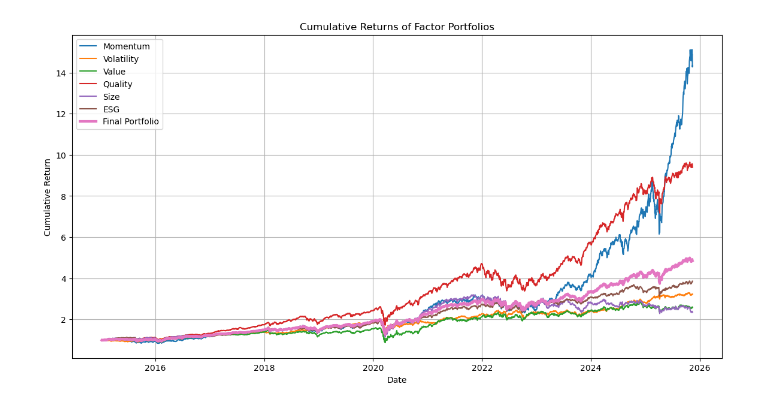
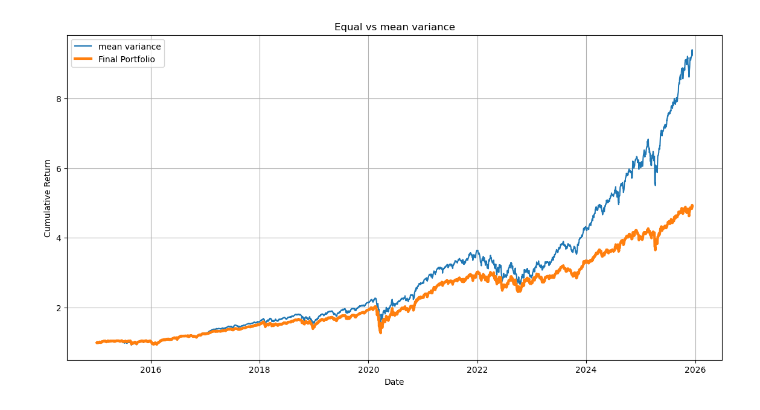
Before and after one commit to praneeth-008/multifactor-portfolio, a Jupyter notebook: src/return plots.ipynb, the cells around one changed output. Cells and saved outputs as stored; diff of their text form; code cells hidden in the pictures.

Commit message:
Final submission: regenerated factor returns and updated portfolio pipeline

```diff
--- a/src/return plots.ipynb
+++ b/src/return plots.ipynb
@@ -1,30 +1,25 @@
 # %%
 import pandas as pd
 import matplotlib.pyplot as plt
 
 momentum = pd.read_csv("momentum_returns.csv", index_col=0, parse_dates=True)
 volatility = pd.read_csv("volatility_returns.csv", index_col=0, parse_dates=True)
 value = pd.read_csv("value_returns.csv", index_col=0, parse_dates=True)
 quality = pd.read_csv("quality_returns.csv", index_col=0, parse_dates=True)
 size = pd.read_csv("size_returns.csv", index_col=0, parse_dates=True)
 esg = pd.read_csv("esg_returns.csv", index_col=0, parse_dates=True)
 final = pd.read_csv("final_portfolio_returns.csv", index_col=0, parse_dates=True)
-
+mean_variance = pd.read_csv("mvo_returns.csv", index_col=0, parse_dates=True)
 plt.figure(figsize=(14, 7))
 
-plt.plot((1 + momentum).cumprod(), label="Momentum")
-plt.plot((1 + volatility).cumprod(), label="Volatility")
-plt.plot((1 + value).cumprod(), label="Value")
-plt.plot((1 + quality).cumprod(), label="Quality")
-plt.plot((1 + size).cumprod(), label="Size")
-plt.plot((1 + esg).cumprod(), label="ESG")
+plt.plot((1 + mean_variance ).cumprod(), label="mean variance")
 plt.plot((1 + final).cumprod(), label="Final Portfolio", linewidth=3)
 
-plt.title("Cumulative Returns of Factor Portfolios")
+plt.title("Equal vs mean variance")
 plt.xlabel("Date")
 plt.ylabel("Cumulative Return")
 plt.legend()
 plt.grid(True)
 plt.show()
 # %% [output]
-[figure, old version]
+[figure, new version]
```
Also changed, not shown: 12 other files.
